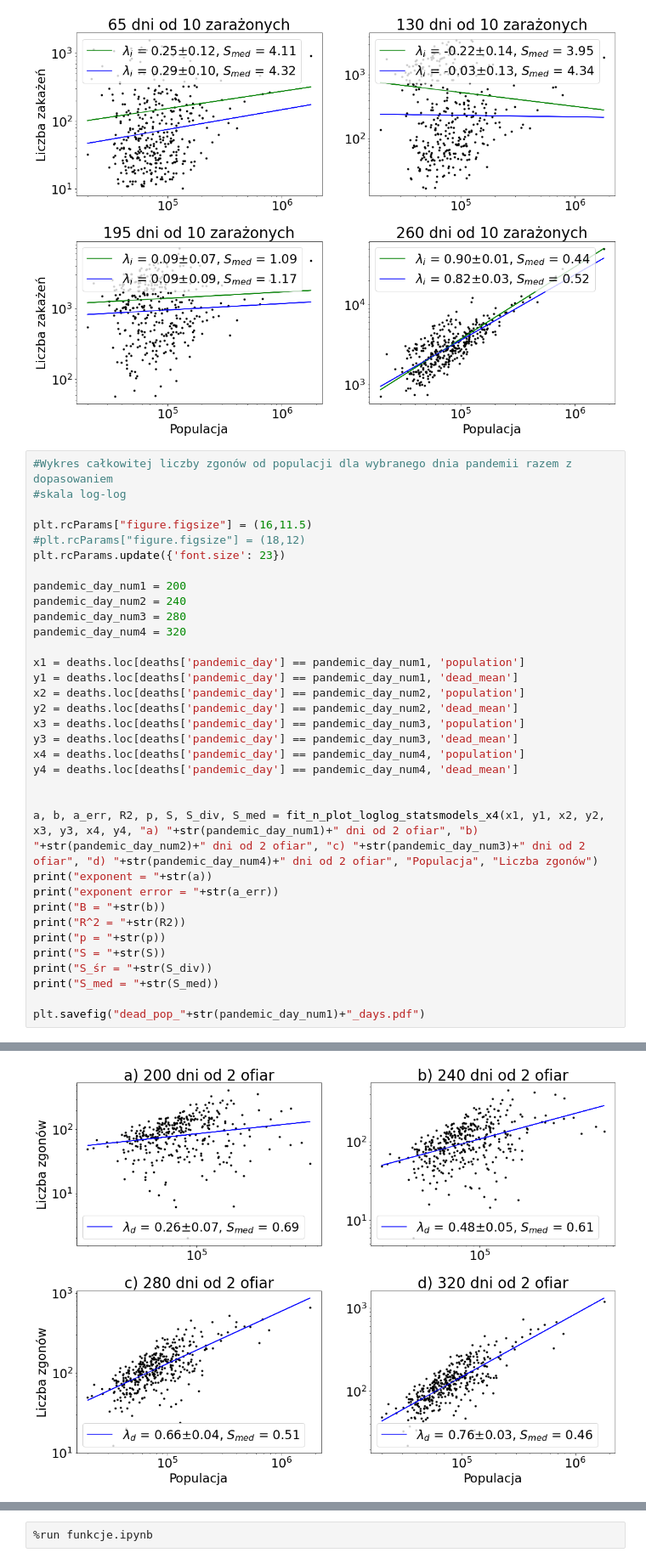
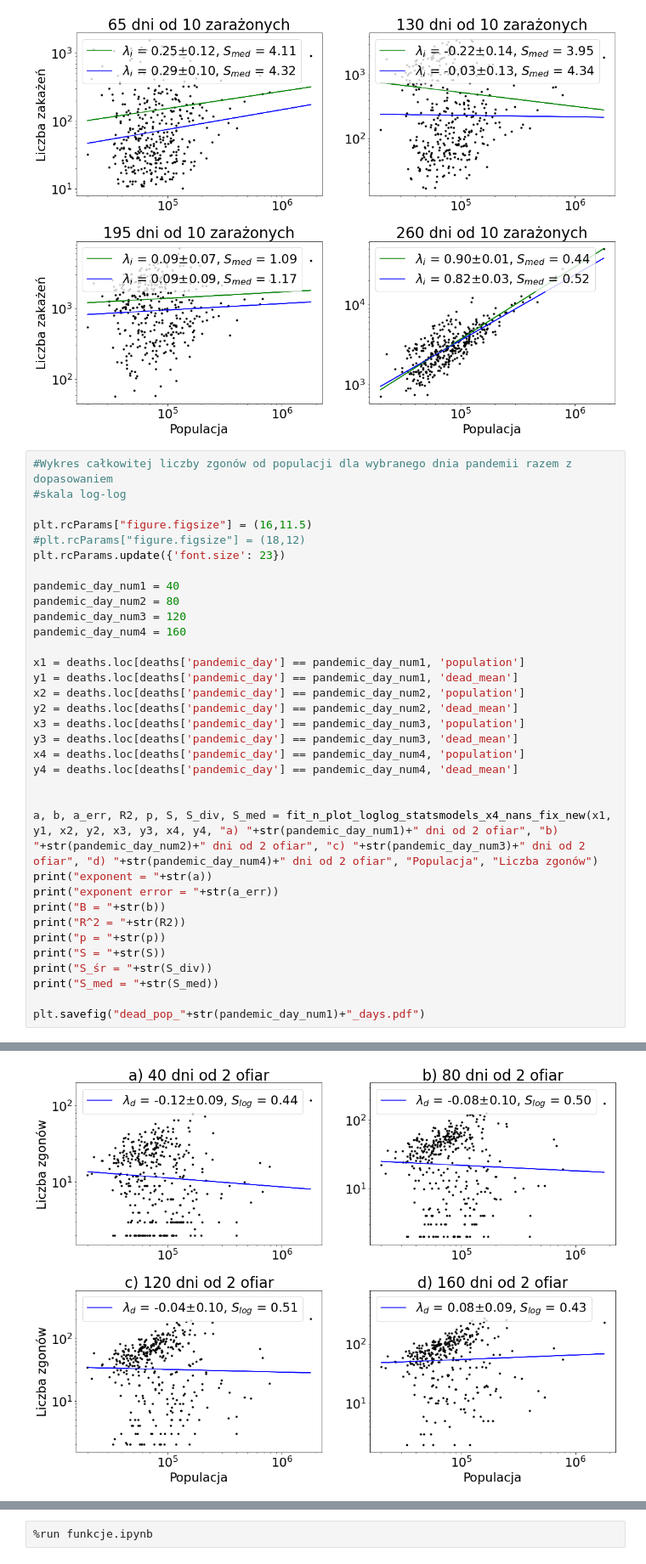
Before and after one commit to mis723/Analiza-COVID-w-Polsce, a Jupyter notebook: analiza_danych.ipynb, the cells around one changed output, grey strips where cells are left out. Shown at 85% size. Drawn from its saved outputs; the diff is of its cells as text.

```diff
--- a/analiza_danych.ipynb
+++ b/analiza_danych.ipynb
@@ -268,10 +231,10 @@ plt.rcParams["figure.figsize"] = (16,11.5)
 #plt.rcParams["figure.figsize"] = (18,12)
 plt.rcParams.update({'font.size': 23})
 
-pandemic_day_num1 = 200
-pandemic_day_num2 = 240
-pandemic_day_num3 = 280
-pandemic_day_num4 = 320
+pandemic_day_num1 = 40
+pandemic_day_num2 = 80
+pandemic_day_num3 = 120
+pandemic_day_num4 = 160
 
 x1 = deaths.loc[deaths['pandemic_day'] == pandemic_day_num1, 'population']
 y1 = deaths.loc[deaths['pandemic_day'] == pandemic_day_num1, 'dead_mean']
@@ -283,7 +246,7 @@ x4 = deaths.loc[deaths['pandemic_day'] == pandemic_day_num4, 'population']
 y4 = deaths.loc[deaths['pandemic_day'] == pandemic_day_num4, 'dead_mean']
 
 
-a, b, a_err, R2, p, S, S_div, S_med = fit_n_plot_loglog_statsmodels_x4(x1, y1, x2, y2, x3, y3, x4, y4, "a) "+str(pandemic_day_num1)+" dni od 2 ofiar", "b) "+str(pandemic_day_num2)+" dni od 2 ofiar", "c) "+str(pandemic_day_num3)+" dni od 2 ofiar", "d) "+str(pandemic_day_num4)+" dni od 2 ofiar", "Populacja", "Liczba zgonów")
+a, b, a_err, R2, p, S, S_div, S_med = fit_n_plot_loglog_statsmodels_x4_nans_fix_new(x1, y1, x2, y2, x3, y3, x4, y4, "a) "+str(pandemic_day_num1)+" dni od 2 ofiar", "b) "+str(pandemic_day_num2)+" dni od 2 ofiar", "c) "+str(pandemic_day_num3)+" dni od 2 ofiar", "d) "+str(pandemic_day_num4)+" dni od 2 ofiar", "Populacja", "Liczba zgonów")
 print("exponent = "+str(a))
 print("exponent error = "+str(a_err))
 print("B = "+str(b))
@@ -304,6 +267,6 @@ S = 57.028124935385016
 S_śr = 1.182285492294893
 S_med = 1.5113764800419356
-[figure, old version]
+[figure, new version]
 # %%
 #Wykres całkowitej liczby zgonów od populacji dla wybranego dnia pandemii razem z dopasowaniem
 #skala log-log
```
Also changed, not shown: parts of 11 cells of this notebook, 50 other files.
